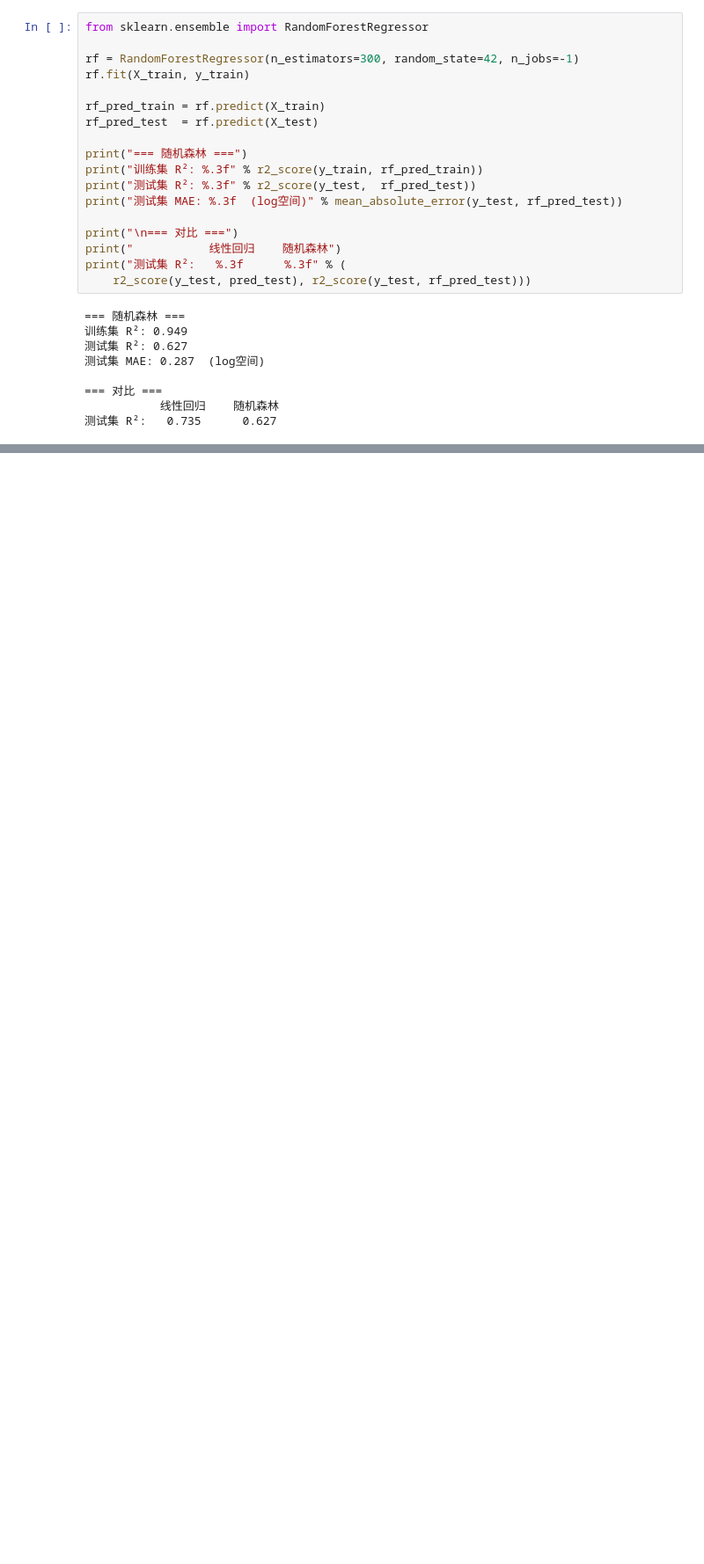
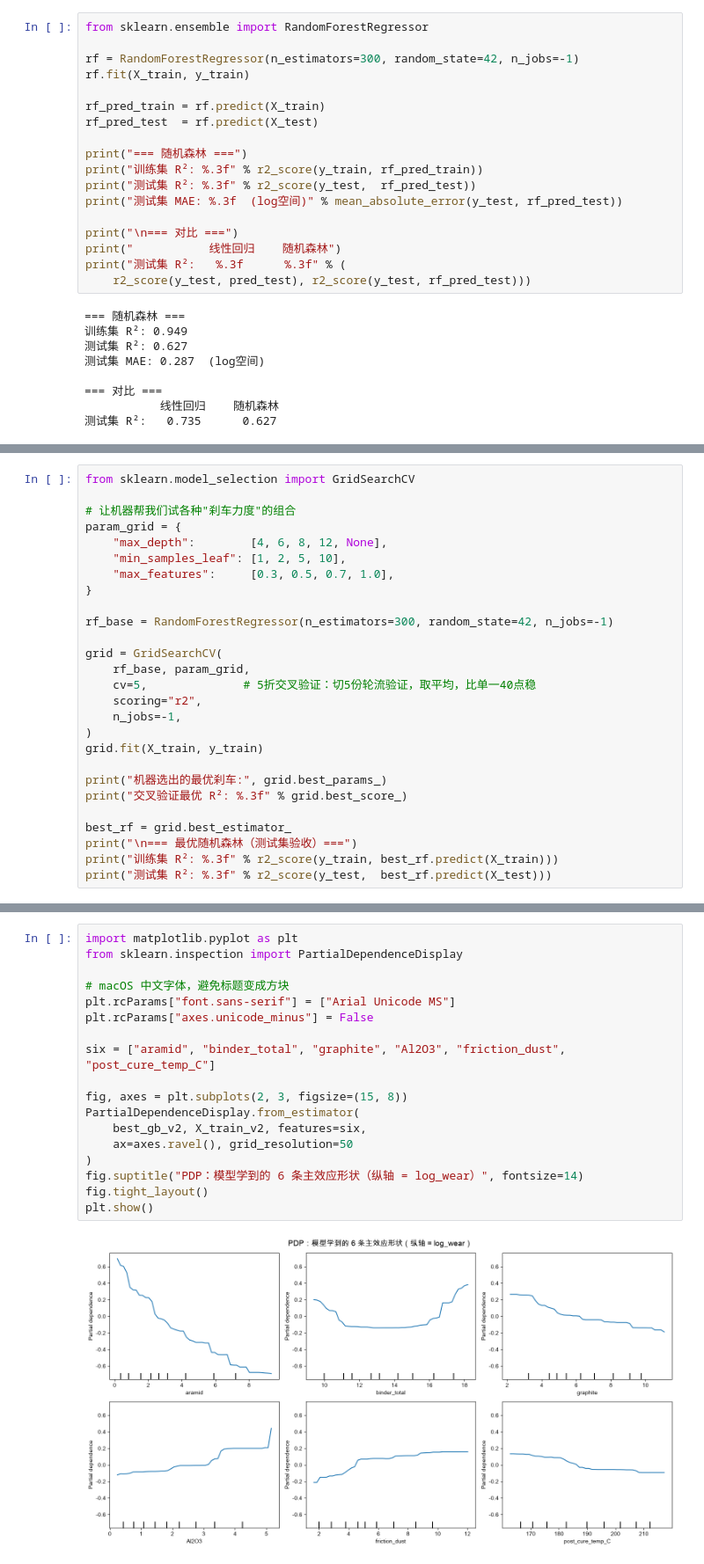
Before and after one commit to hansxiaohangcai-prog/friction-ml, a Jupyter notebook: 01_eda.ipynb, the cells around one changed output, grey strips where cells are left out. Shown at 88% size. Saved outputs shown, nothing was run; the diff lists cells and outputs as text; blank space fills up the shorter version.

```diff
--- a/01_eda.ipynb
+++ b/01_eda.ipynb
@@ -285,0 +319,27 @@ print("测试集 R²:   %.3f      %.3f" % (
+# %%
+from sklearn.model_selection import GridSearchCV
+
+# 让机器帮我们试各种"刹车力度"的组合
+param_grid = {
+    "max_depth":        [4, 6, 8, 12, None],
+    "min_samples_leaf": [1, 2, 5, 10],
+    "max_features":     [0.3, 0.5, 0.7, 1.0],
+}
+
+rf_base = RandomForestRegressor(n_estimators=300, random_state=42, n_jobs=-1)
+
+grid = GridSearchCV(
+    rf_base, param_grid,
+    cv=5,              # 5折交叉验证：切5份轮流验证，取平均，比单一40点稳
+    scoring="r2",
+    n_jobs=-1,
+)
+grid.fit(X_train, y_train)
+
+print("机器选出的最优刹车:", grid.best_params_)
+print("交叉验证最优 R²: %.3f" % grid.best_score_)
+
+best_rf = grid.best_estimator_
+print("\n=== 最优随机森林（测试集验收）===")
+print("训练集 R²: %.3f" % r2_score(y_train, best_rf.predict(X_train)))
+print("测试集 R²: %.3f" % r2_score(y_test,  best_rf.predict(X_test)))
@@ -285,0 +528,20 @@ print("测试集 R²:   %.3f      %.3f" % (
+# %%
+import matplotlib.pyplot as plt
+from sklearn.inspection import PartialDependenceDisplay
+
+# macOS 中文字体，避免标题变成方块
+plt.rcParams["font.sans-serif"] = ["Arial Unicode MS"]
+plt.rcParams["axes.unicode_minus"] = False
+
+six = ["aramid", "binder_total", "graphite", "Al2O3", "friction_dust", "post_cure_temp_C"]
+
+fig, axes = plt.subplots(2, 3, figsize=(15, 8))
+PartialDependenceDisplay.from_estimator(
+    best_gb_v2, X_train_v2, features=six,
+    ax=axes.ravel(), grid_resolution=50
+)
+fig.suptitle("PDP：模型学到的 6 条主效应形状（纵轴 = log_wear）", fontsize=14)
+fig.tight_layout()
+plt.show()
+# %% [output]
+[figure, added]
```
Also changed, not shown: parts of 11 cells of this notebook, 1 other file.
